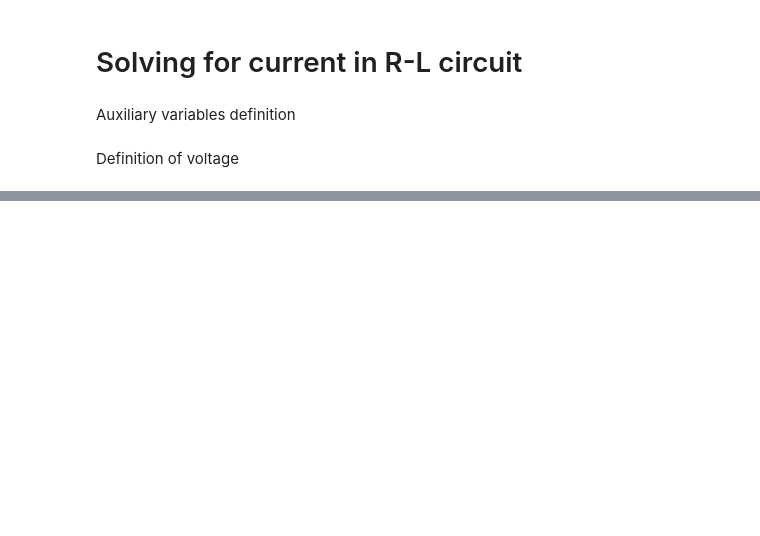
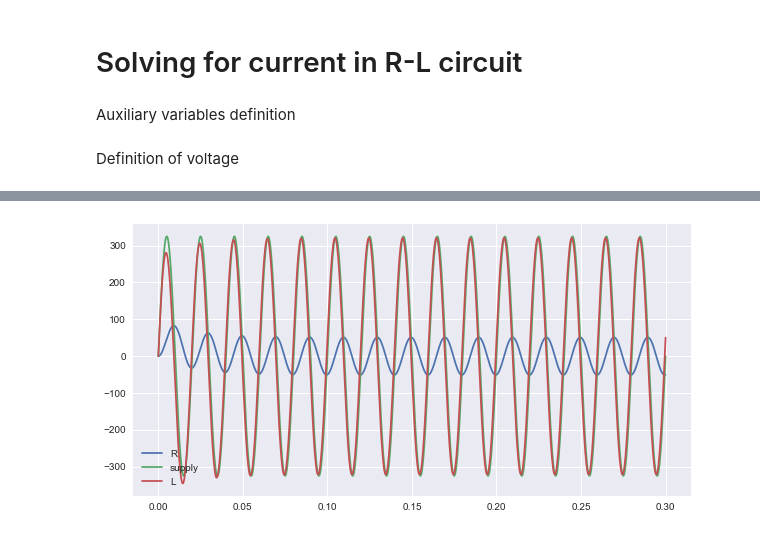
Before and after one commit to rafburzy/Python_EE, a Jupyter notebook: RL_and_RLC_circuit/RL_circuit_current.ipynb, the cells around one changed output, grey strips where cells are left out. Saved outputs shown, nothing was run; the diff lists cells and outputs as text; code cells hidden in the pictures; blank space fills up the shorter version.

```diff
--- a/RL_and_RLC_circuit/RL_circuit_current.ipynb
+++ b/RL_and_RLC_circuit/RL_circuit_current.ipynb
@@ -70,0 +63,16 @@ ax.legend()
+# %%
+# resistor voltage
+uR = R*ia
+
+# line voltage
+U = np.array([np.sqrt(2)*u*sin(omega*k + alpha) for k in t])
+# inductor voltage
+uL = [U[k] - uR[k] for k in range(len(U))]
+# %%
+plt.figure(figsize=(10,5))
+plt.plot(t, uR, label='R')
+plt.plot(t, U, label='supply')
+plt.plot(t, uL, label='L')
+plt.legend();
+# %% [output]
+[figure, added]
```
Also changed, not shown: parts of 5 cells of this notebook, 3 other files.
